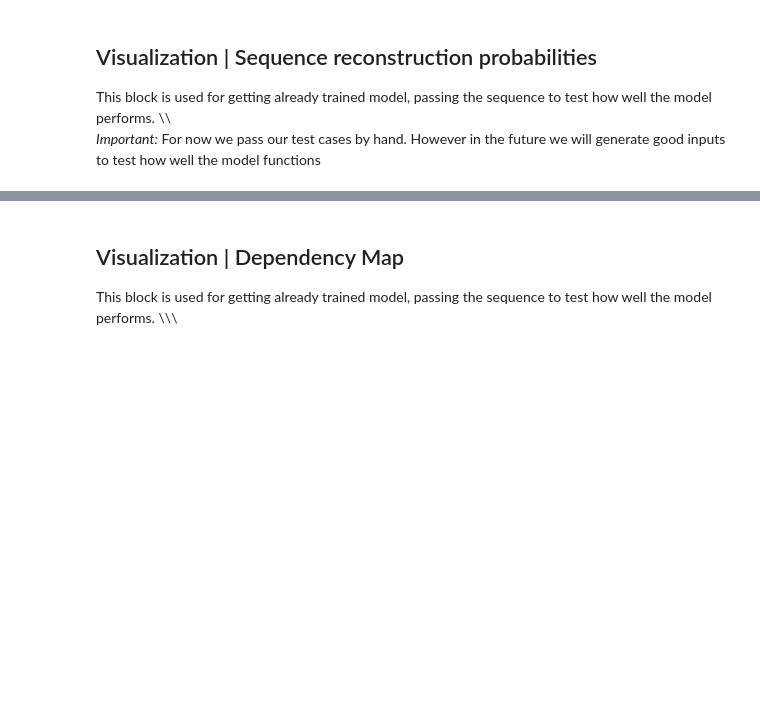
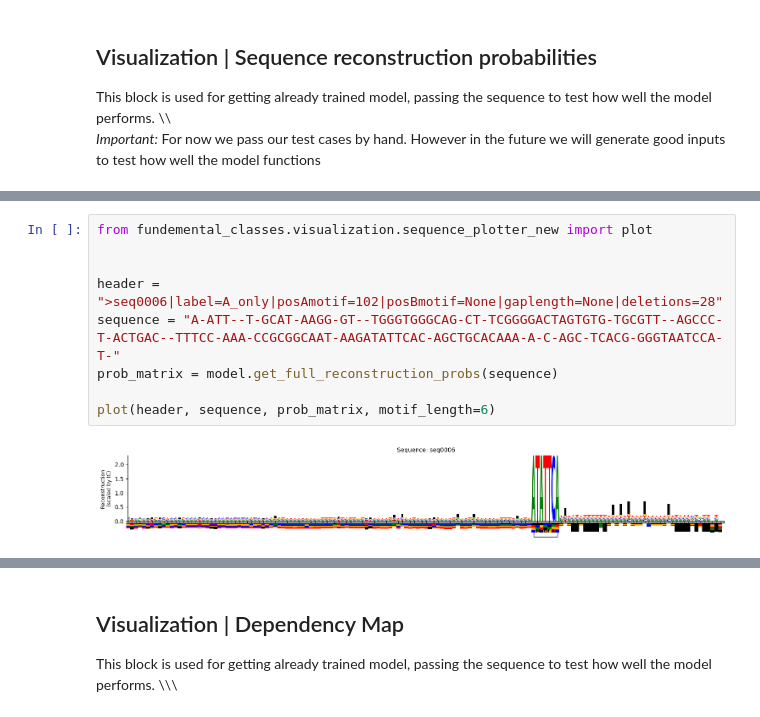
Before and after one commit to giokepa/Sysgen-GLM-for-Indels, a Jupyter notebook: visualize_data.ipynb, the cells around one changed output, grey strips where cells are left out. Drawn from its saved outputs; the diff is of its cells as text; blank space fills up the shorter version.

```diff
--- a/visualize_data.ipynb
+++ b/visualize_data.ipynb
@@ -43,0 +111,11 @@ plot(header, sequence, prob_matrix, motif_length=7)
+# %%
+from fundemental_classes.visualization.sequence_plotter_new import plot
+
+
+header = ">seq0006|label=A_only|posAmotif=102|posBmotif=None|gaplength=None|deletions=28"
+sequence = "A-ATT--T-GCAT-AAGG-GT--TGGGTGGGCAG-CT-TCGGGGACTAGTGTG-TGCGTT--AGCCC-T-ACTGAC--TTTCC-AAA-CCGCGGCAAT-AAGATATTCAC-AGCTGCACAAA-A-C-AGC-TCACG-GGGTAATCCA-T-"
+prob_matrix = model.get_full_reconstruction_probs(sequence)
+
+plot(header, sequence, prob_matrix, motif_length=6)
+# %% [output]
+[figure, added]
```
Also changed, not shown: parts of 6 cells of this notebook, 16 other files.
